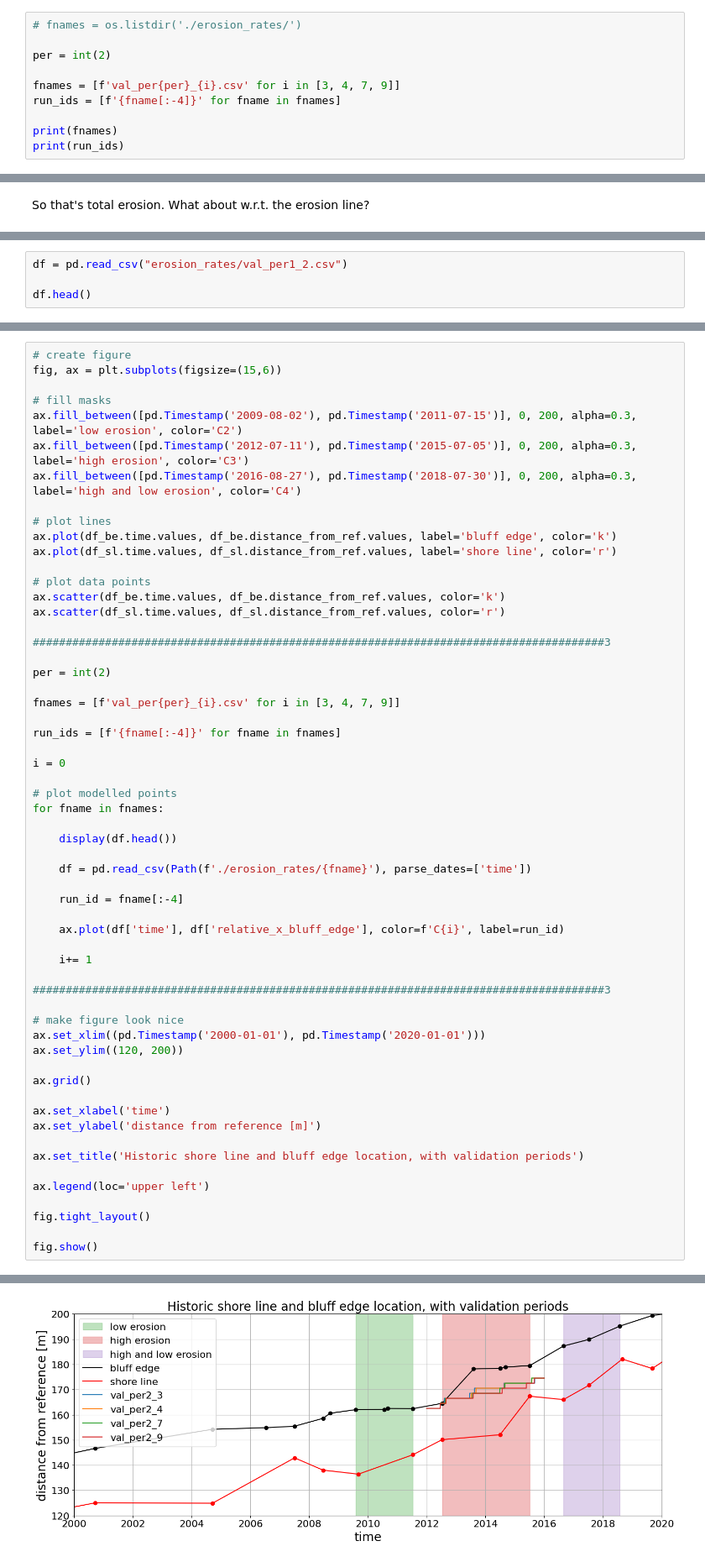
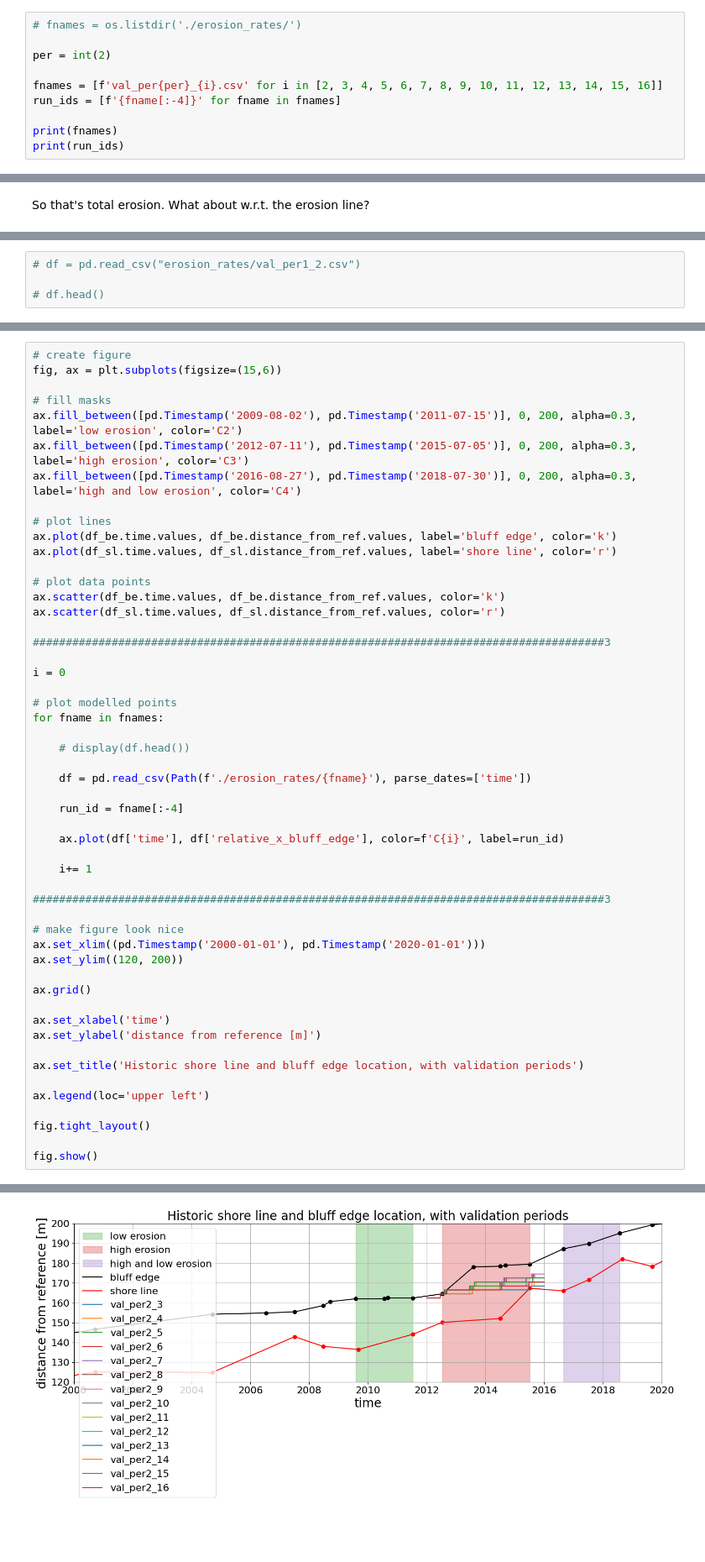
Before and after one commit to khdebruijn/thermo-morphological-model, a Jupyter notebook: results/view_erosion.ipynb, the cells around one changed output, grey strips where cells are left out. Shown: that part at 84% size. Saved outputs shown, nothing was run; the diff lists cells and outputs as text; blank space fills up the shorter version.

```diff
--- a/results/view_erosion.ipynb
+++ b/results/view_erosion.ipynb
@@ -60,7 +63,7 @@ per3 = {
 
 per = int(2)
 
-fnames = [f'val_per{per}_{i}.csv' for i in [3, 4, 7, 9]]
+fnames = [f'val_per{per}_{i}.csv' for i in [2, 3, 4, 5, 6, 7, 8, 9, 10, 11, 12, 13, 14, 15, 16]]
 run_ids = [f'{fname[:-4]}' for fname in fnames]
 
 print(fnames)
@@ -178,4 +194,4 @@ first only look at val_per1_2.
 # %%
-df = pd.read_csv("erosion_rates/val_per1_2.csv")
+# df = pd.read_csv("erosion_rates/val_per1_2.csv")
 
-df.head()
+# df.head()
@@ -205,18 +220,12 @@ ax.scatter(df_sl.time.values, df_sl.distance_from_ref.values, color='r')
 
 #######################################################################################3
 
-per = int(2)
-
-fnames = [f'val_per{per}_{i}.csv' for i in [3, 4, 7, 9]]
-
-run_ids = [f'{fname[:-4]}' for fname in fnames]
-
 i = 0
 
 # plot modelled points
 for fname in fnames:
 
-    display(df.head())
+    # display(df.head())
 
     df = pd.read_csv(Path(f'./erosion_rates/{fname}'), parse_dates=['time'])
 
@@ -272 +257 @@ fig.show()
-[figure, old version]
+[figure, new version]
```
Also changed, not shown: parts of 20 cells of this notebook.
